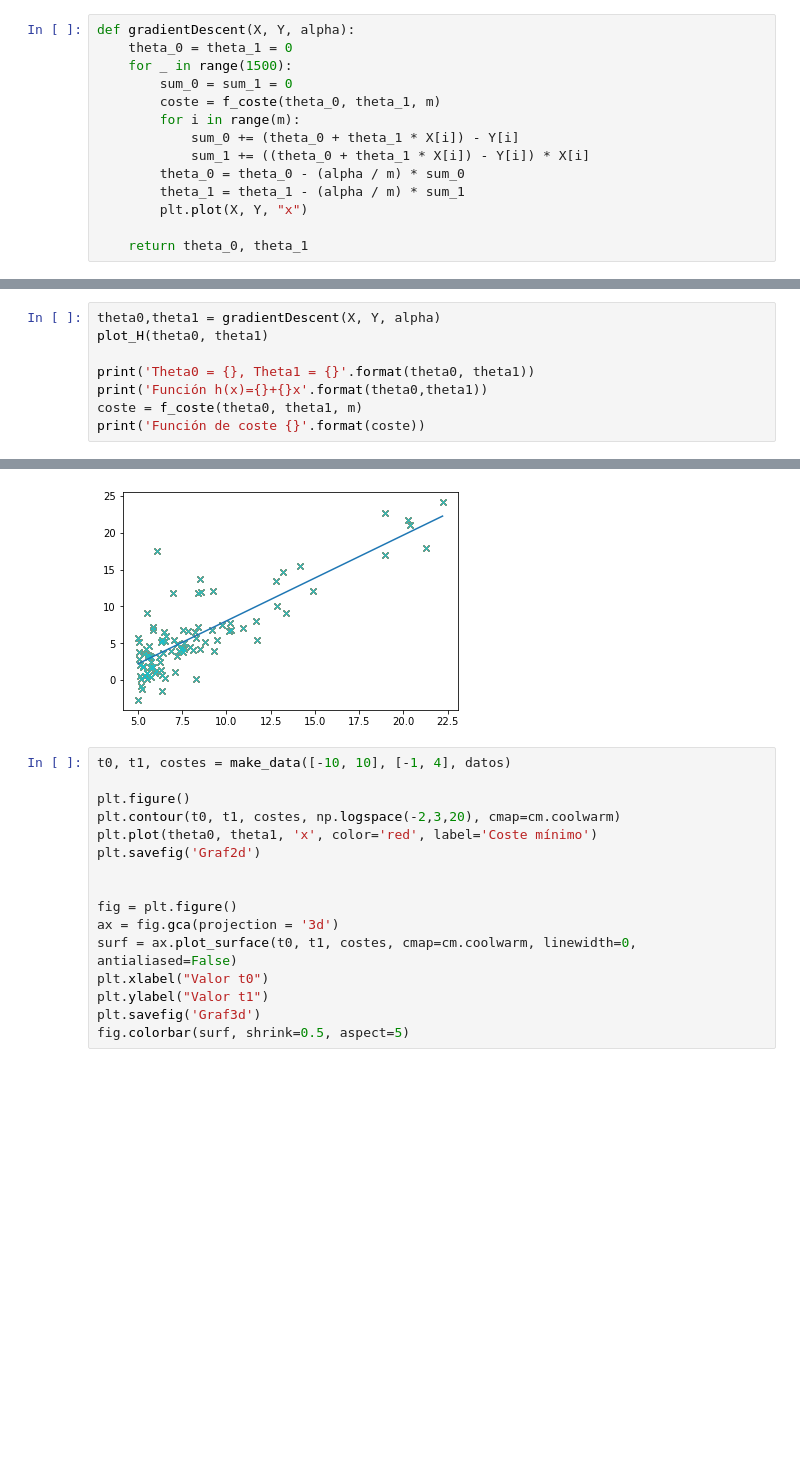
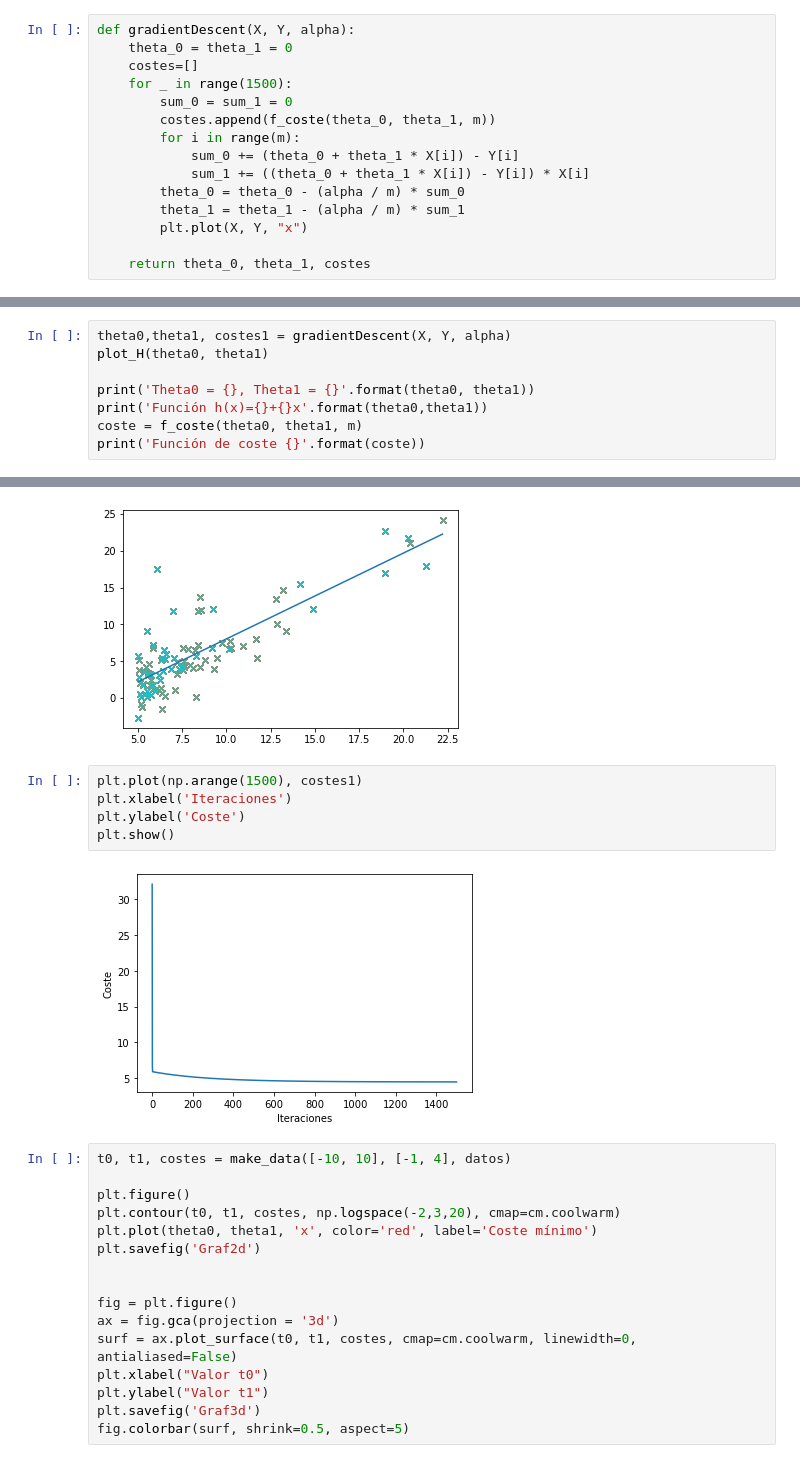
Before and after one commit to anamarsabi/Aprendizaje-Automatico-UCM, a Jupyter notebook: Practica 1/Práctica1.ipynb, the cells around one changed output, grey strips where cells are left out. Saved outputs shown, nothing was run; the diff lists cells and outputs as text; blank space fills up the shorter version.

Commit message:
grafica iteraciones coste

```diff
--- a/Practica 1/Práctica1.ipynb
+++ b/Practica 1/Práctica1.ipynb
@@ -35,9 +35,10 @@ def f_coste(theta_0, theta_1, m):
 # %%
 def gradientDescent(X, Y, alpha):
     theta_0 = theta_1 = 0
+    costes=[]
     for _ in range(1500):
         sum_0 = sum_1 = 0
-        coste = f_coste(theta_0, theta_1, m)
+        costes.append(f_coste(theta_0, theta_1, m))
         for i in range(m):
             sum_0 += (theta_0 + theta_1 * X[i]) - Y[i]
             sum_1 += ((theta_0 + theta_1 * X[i]) - Y[i]) * X[i]
@@ -45,7 +46,7 @@ def gradientDescent(X, Y, alpha):
         theta_1 = theta_1 - (alpha / m) * sum_1
         plt.plot(X, Y, "x")
 
-    return theta_0, theta_1
+    return theta_0, theta_1, costes
 # %%
 def dataProcessing(datos):
     X = datos[:, :-1]
@@ -79,7 +80,7 @@ Y=datos[:,1]
 m=len(X)
 alpha=0.01
 # %%
-theta0,theta1 = gradientDescent(X, Y, alpha)
+theta0,theta1, costes1 = gradientDescent(X, Y, alpha)
 plot_H(theta0, theta1)
 
 print('Theta0 = {}, Theta1 = {}'.format(theta0, theta1))
@@ -91,6 +92,13 @@ Theta0 = -3.63029143940436, Theta1 = 1.166362350335582
 Función h(x)=-3.63029143940436+1.166362350335582x
 Función de coste 4.483388256587726
 [figure]
+# %%
+plt.plot(np.arange(1500), costes1)
+plt.xlabel('Iteraciones')
+plt.ylabel('Coste')
+plt.show()
+# %% [output]
+[figure, added]
 # %%
 t0, t1, costes = make_data([-10, 10], [-1, 4], datos)
 
```
Also changed, not shown: 1 other file.
